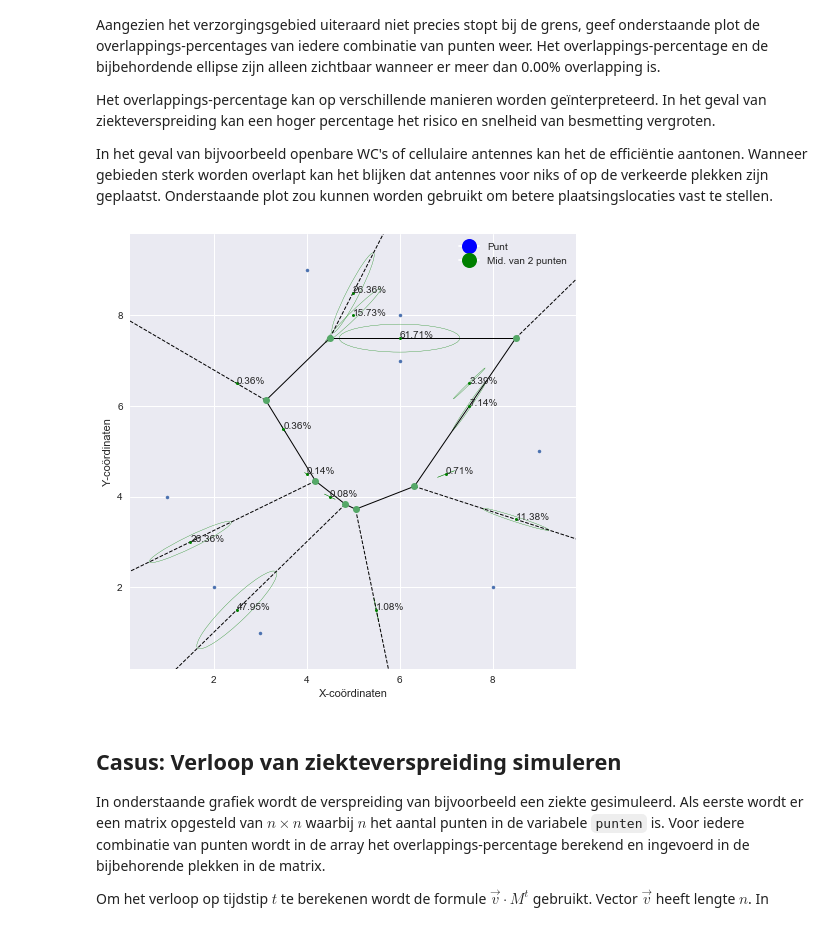
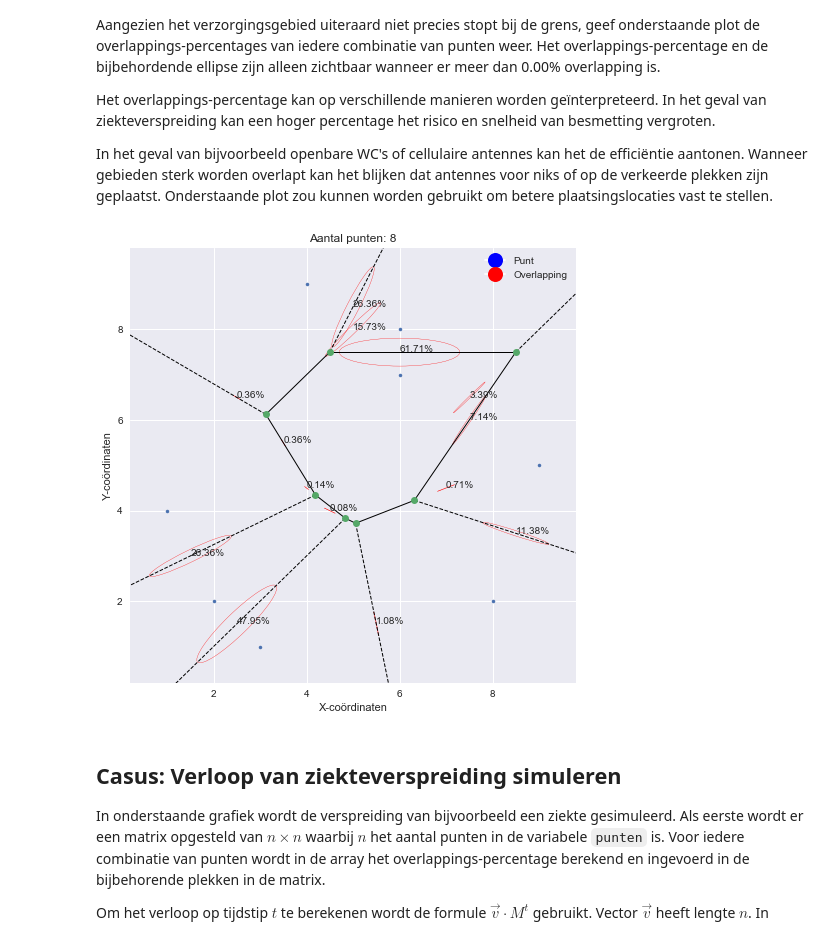
Before and after one commit to Denbergvanthijs/IPASS, a Jupyter notebook: app.ipynb, the cells around one changed output. Cells and saved outputs as stored; diff of their text form; code cells hidden in the pictures.

```diff
--- a/app.ipynb
+++ b/app.ipynb
@@ -84,10 +84,10 @@ In het geval van bijvoorbeeld openbare WC's of cellulaire antennes kan het de ef
 # %%
 punten = np.array([[8, 2], [1, 4], [2, 2], [4, 9], [6, 7], [6, 8], [3, 1], [9, 5]])
 # punten = np.random.randint(20, size=(16, 2))
 
-vorPlot.voronoi_compleet(punten, 0, 1)
+vorPlot.voronoi(punten, 0, 1)
 # %% [output]
-[figure, old version]
+[figure, new version]
 # %% [markdown]
 ## Casus: Verloop van ziekteverspreiding simuleren
 In onderstaande grafiek wordt de verspreiding van bijvoorbeeld een ziekte gesimuleerd. Als eerste wordt er een matrix opgesteld van $n \times n$ waarbij $n$ het aantal punten in de variabele `punten` is. Voor iedere combinatie van punten wordt in de array het overlappings-percentage berekend en ingevoerd in de bijbehorende plekken in de matrix.
```
Also changed, not shown: parts of 12 cells of this notebook, 1 other file.
